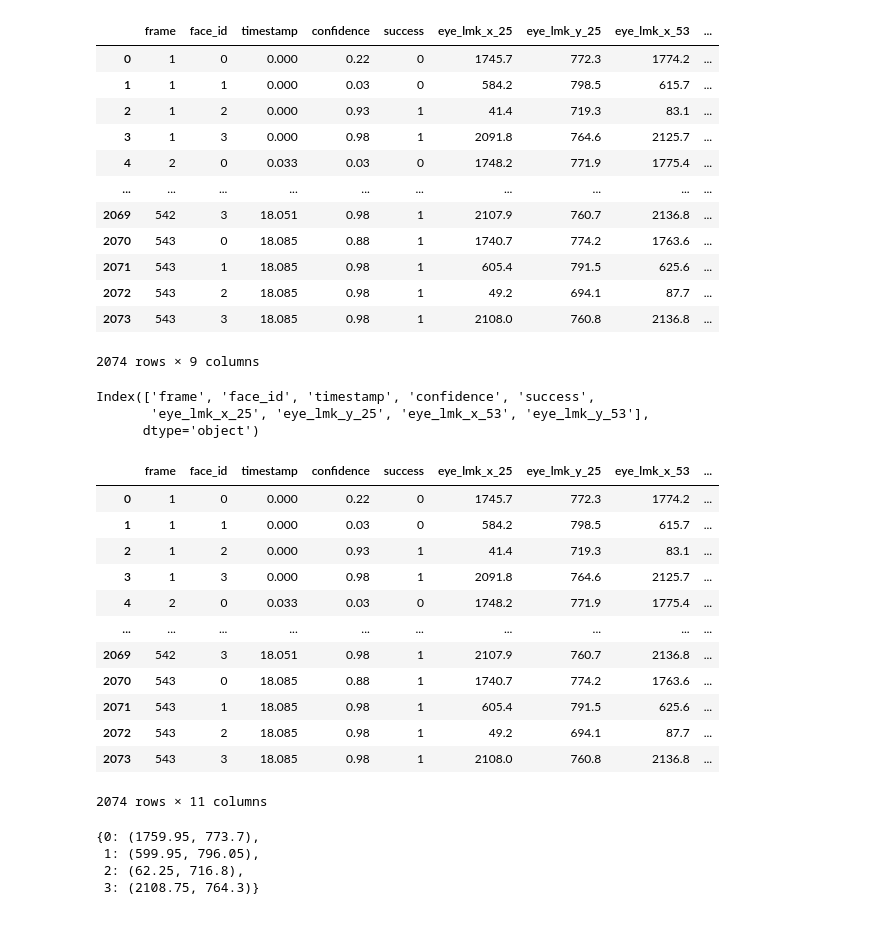
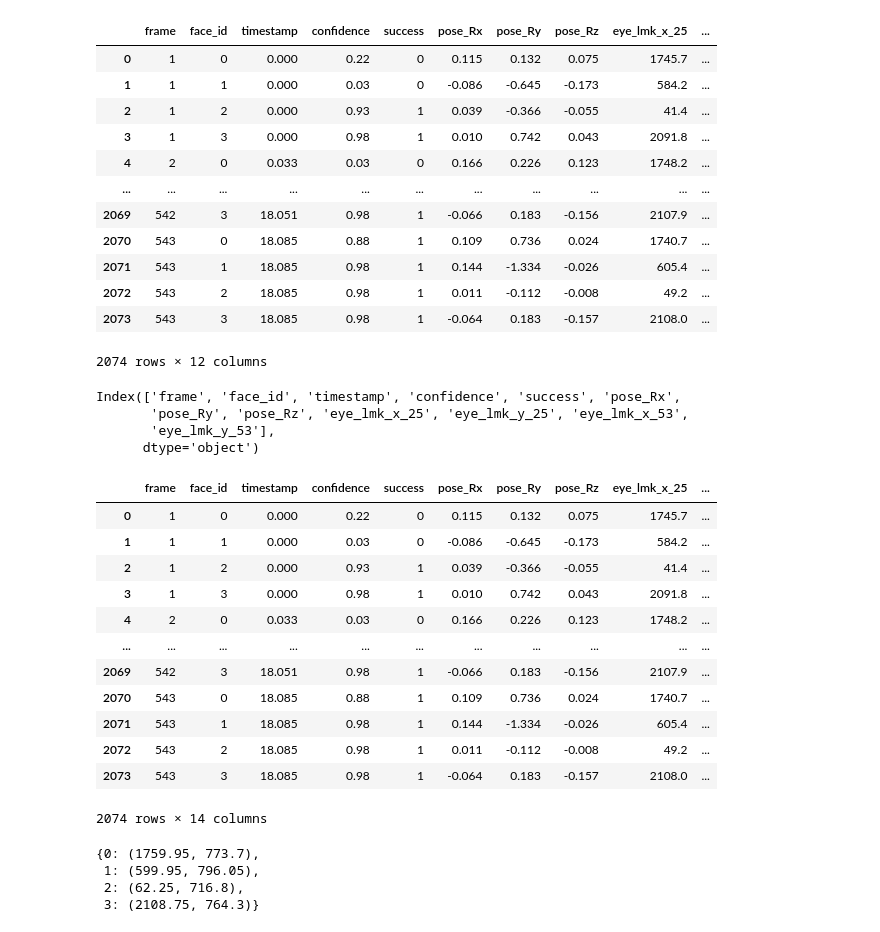
Before and after one commit to jeffshee/icer, a Jupyter notebook: openface/test_format_csv.ipynb, the cells around one changed output. Saved outputs shown, nothing was run; the diff lists cells and outputs as text; code cells hidden in the pictures.

```diff
--- a/openface/test_format_csv.ipynb
+++ b/openface/test_format_csv.ipynb
@@ -16,22 +16,22 @@ for column_name in df.columns:
 columns_dict
 df = df.rename(columns=columns_dict)
 # %%
-_df = df[["frame", "face_id", "timestamp", "confidence", "success", "eye_lmk_x_25", "eye_lmk_y_25", "eye_lmk_x_53", "eye_lmk_y_53"]]
+_df = df[["frame", "face_id", "timestamp", "confidence", "success", "pose_Rx", "pose_Ry", "pose_Rz", "eye_lmk_x_25", "eye_lmk_y_25", "eye_lmk_x_53", "eye_lmk_y_53"]]
 _df
 # %% [output]
-|  | frame | face_id | timestamp | confidence | success | eye_lmk_x_25 | eye_lmk_y_25 | eye_lmk_x_53 | ... |
-| 0 | 1 | 0 | 0.000 | 0.22 | 0 | 1745.7 | 772.3 | 1774.2 | ... |
-| 1 | 1 | 1 | 0.000 | 0.03 | 0 | 584.2 | 798.5 | 615.7 | ... |
-| 2 | 1 | 2 | 0.000 | 0.93 | 1 | 41.4 | 719.3 | 83.1 | ... |
-| 3 | 1 | 3 | 0.000 | 0.98 | 1 | 2091.8 | 764.6 | 2125.7 | ... |
-| 4 | 2 | 0 | 0.033 | 0.03 | 0 | 1748.2 | 771.9 | 1775.4 | ... |
-| ... | ... | ... | ... | ... | ... | ... | ... | ... | ... |
-| 2069 | 542 | 3 | 18.051 | 0.98 | 1 | 2107.9 | 760.7 | 2136.8 | ... |
-| 2070 | 543 | 0 | 18.085 | 0.88 | 1 | 1740.7 | 774.2 | 1763.6 | ... |
-| 2071 | 543 | 1 | 18.085 | 0.98 | 1 | 605.4 | 791.5 | 625.6 | ... |
-| 2072 | 543 | 2 | 18.085 | 0.98 | 1 | 49.2 | 694.1 | 87.7 | ... |
-| 2073 | 543 | 3 | 18.085 | 0.98 | 1 | 2108.0 | 760.8 | 2136.8 | ... |
+|  | frame | face_id | timestamp | confidence | success | pose_Rx | pose_Ry | pose_Rz | eye_lmk_x_25 | ... |
+| 0 | 1 | 0 | 0.000 | 0.22 | 0 | 0.115 | 0.132 | 0.075 | 1745.7 | ... |
+| 1 | 1 | 1 | 0.000 | 0.03 | 0 | -0.086 | -0.645 | -0.173 | 584.2 | ... |
+| 2 | 1 | 2 | 0.000 | 0.93 | 1 | 0.039 | -0.366 | -0.055 | 41.4 | ... |
+| 3 | 1 | 3 | 0.000 | 0.98 | 1 | 0.010 | 0.742 | 0.043 | 2091.8 | ... |
+| 4 | 2 | 0 | 0.033 | 0.03 | 0 | 0.166 | 0.226 | 0.123 | 1748.2 | ... |
+| ... | ... | ... | ... | ... | ... | ... | ... | ... | ... | ... |
+| 2069 | 542 | 3 | 18.051 | 0.98 | 1 | -0.066 | 0.183 | -0.156 | 2107.9 | ... |
+| 2070 | 543 | 0 | 18.085 | 0.88 | 1 | 0.109 | 0.736 | 0.024 | 1740.7 | ... |
+| 2071 | 543 | 1 | 18.085 | 0.98 | 1 | 0.144 | -1.334 | -0.026 | 605.4 | ... |
+| 2072 | 543 | 2 | 18.085 | 0.98 | 1 | 0.011 | -0.112 | -0.008 | 49.2 | ... |
+| 2073 | 543 | 3 | 18.085 | 0.98 | 1 | -0.064 | 0.183 | -0.157 | 2108.0 | ... |
-2074 rows × 9 columns
+2074 rows × 12 columns
 # %%
 new_df = _df.copy()
 print(new_df.columns)
@@ -39,22 +39,23 @@ new_df.loc[:, ['face_coord_x']] = (new_df['eye_lmk_x_25'] + new_df['eye_lmk_x_53
 new_df.loc[:, ['face_coord_y']] = (new_df['eye_lmk_y_25'] + new_df['eye_lmk_y_53']) / 2
 new_df
 # %% [output]
-Index(['frame', 'face_id', 'timestamp', 'confidence', 'success',
-       'eye_lmk_x_25', 'eye_lmk_y_25', 'eye_lmk_x_53', 'eye_lmk_y_53'],
+Index(['frame', 'face_id', 'timestamp', 'confidence', 'success', 'pose_Rx',
+       'pose_Ry', 'pose_Rz', 'eye_lmk_x_25', 'eye_lmk_y_25', 'eye_lmk_x_53',
+       'eye_lmk_y_53'],
       dtype='object')
-|  | frame | face_id | timestamp | confidence | success | eye_lmk_x_25 | eye_lmk_y_25 | eye_lmk_x_53 | ... |
-| 0 | 1 | 0 | 0.000 | 0.22 | 0 | 1745.7 | 772.3 | 1774.2 | ... |
-| 1 | 1 | 1 | 0.000 | 0.03 | 0 | 584.2 | 798.5 | 615.7 | ... |
-| 2 | 1 | 2 | 0.000 | 0.93 | 1 | 41.4 | 719.3 | 83.1 | ... |
-| 3 | 1 | 3 | 0.000 | 0.98 | 1 | 2091.8 | 764.6 | 2125.7 | ... |
-| 4 | 2 | 0 | 0.033 | 0.03 | 0 | 1748.2 | 771.9 | 1775.4 | ... |
-| ... | ... | ... | ... | ... | ... | ... | ... | ... | ... |
-| 2069 | 542 | 3 | 18.051 | 0.98 | 1 | 2107.9 | 760.7 | 2136.8 | ... |
-| 2070 | 543 | 0 | 18.085 | 0.88 | 1 | 1740.7 | 774.2 | 1763.6 | ... |
-| 2071 | 543 | 1 | 18.085 | 0.98 | 1 | 605.4 | 791.5 | 625.6 | ... |
-| 2072 | 543 | 2 | 18.085 | 0.98 | 1 | 49.2 | 694.1 | 87.7 | ... |
-| 2073 | 543 | 3 | 18.085 | 0.98 | 1 | 2108.0 | 760.8 | 2136.8 | ... |
+|  | frame | face_id | timestamp | confidence | success | pose_Rx | pose_Ry | pose_Rz | eye_lmk_x_25 | ... |
+| 0 | 1 | 0 | 0.000 | 0.22 | 0 | 0.115 | 0.132 | 0.075 | 1745.7 | ... |
+| 1 | 1 | 1 | 0.000 | 0.03 | 0 | -0.086 | -0.645 | -0.173 | 584.2 | ... |
+| 2 | 1 | 2 | 0.000 | 0.93 | 1 | 0.039 | -0.366 | -0.055 | 41.4 | ... |
+| 3 | 1 | 3 | 0.000 | 0.98 | 1 | 0.010 | 0.742 | 0.043 | 2091.8 | ... |
+| 4 | 2 | 0 | 0.033 | 0.03 | 0 | 0.166 | 0.226 | 0.123 | 1748.2 | ... |
+| ... | ... | ... | ... | ... | ... | ... | ... | ... | ... | ... |
+| 2069 | 542 | 3 | 18.051 | 0.98 | 1 | -0.066 | 0.183 | -0.156 | 2107.9 | ... |
+| 2070 | 543 | 0 | 18.085 | 0.88 | 1 | 0.109 | 0.736 | 0.024 | 1740.7 | ... |
+| 2071 | 543 | 1 | 18.085 | 0.98 | 1 | 0.144 | -1.334 | -0.026 | 605.4 | ... |
+| 2072 | 543 | 2 | 18.085 | 0.98 | 1 | 0.011 | -0.112 | -0.008 | 49.2 | ... |
+| 2073 | 543 | 3 | 18.085 | 0.98 | 1 | -0.064 | 0.183 | -0.157 | 2108.0 | ... |
-2074 rows × 11 columns
+2074 rows × 14 columns
 # %%
 face_id_dict = {}
 for index, row in new_df[(new_df['frame'] == 1)].iterrows():
```
Also changed, not shown: parts of 11 cells of this notebook.
